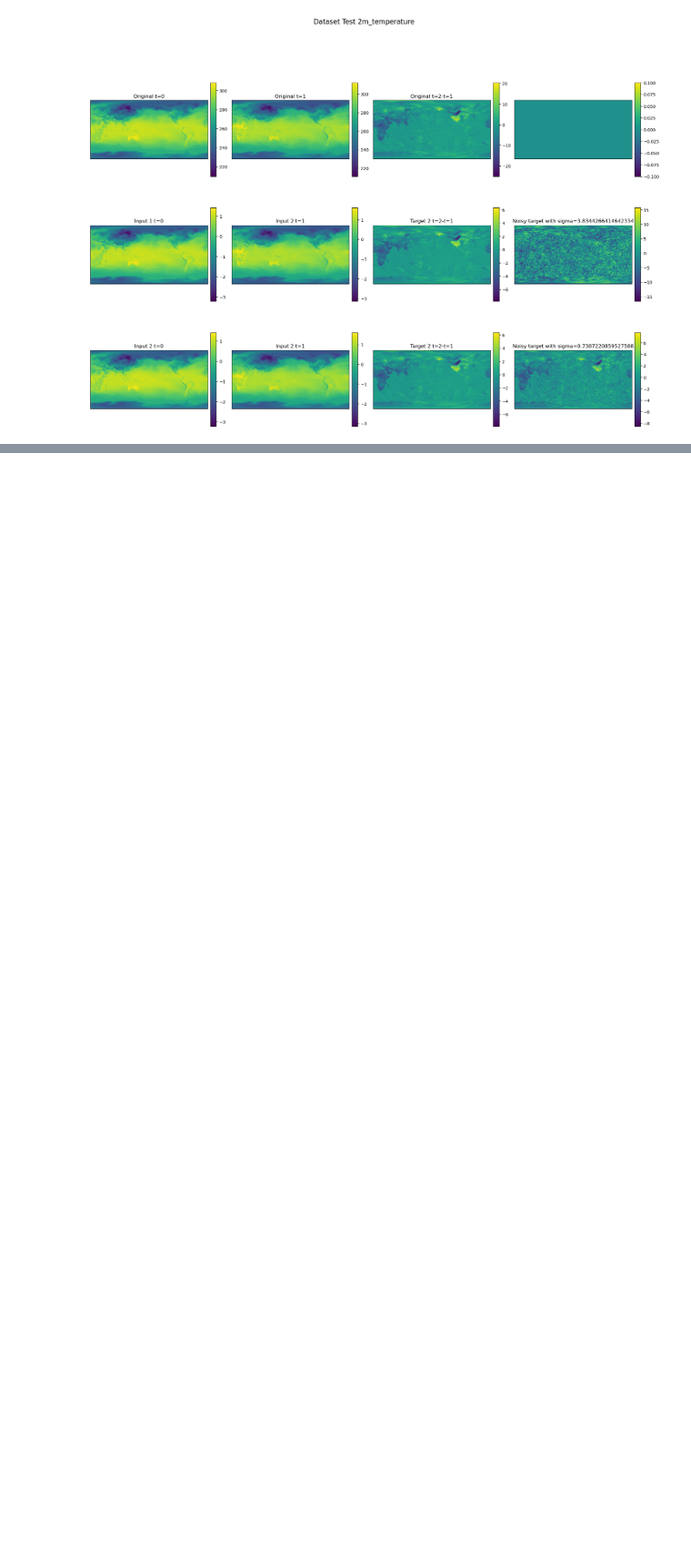
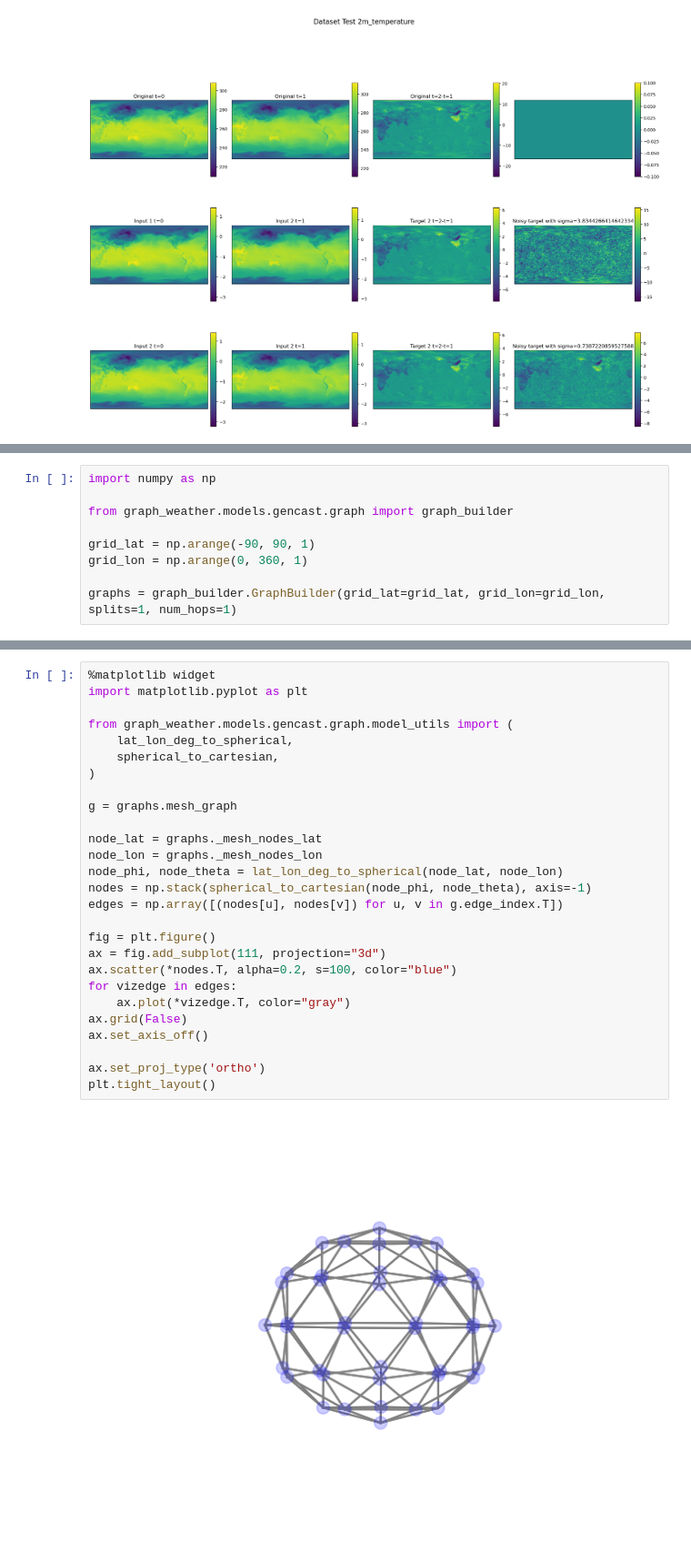
Before and after one commit to openclimatefix/graph_weather, a Jupyter notebook: train/gencast_demo.ipynb, the cells around one changed output, grey strips where cells are left out. Shown at 91% size. Saved outputs shown, nothing was run; the diff lists cells and outputs as text; blank space fills up the shorter version.

Commit message:
Add graph builder

```diff
--- a/train/gencast_demo.ipynb
+++ b/train/gencast_demo.ipynb
@@ -180,0 +187,9 @@ for i in range(12):
+# %%
+import numpy as np
+
+from graph_weather.models.gencast.graph import graph_builder
+
+grid_lat = np.arange(-90, 90, 1)
+grid_lon = np.arange(0, 360, 1)
+
+graphs = graph_builder.GraphBuilder(grid_lat=grid_lat, grid_lon=grid_lon, splits=1, num_hops=1)
@@ -180,0 +208,29 @@ for i in range(12):
+# %%
+%matplotlib widget
+import matplotlib.pyplot as plt
+
+from graph_weather.models.gencast.graph.model_utils import (
+    lat_lon_deg_to_spherical,
+    spherical_to_cartesian,
+)
+
+g = graphs.mesh_graph
+
+node_lat = graphs._mesh_nodes_lat
+node_lon = graphs._mesh_nodes_lon
+node_phi, node_theta = lat_lon_deg_to_spherical(node_lat, node_lon)
+nodes = np.stack(spherical_to_cartesian(node_phi, node_theta), axis=-1)
+edges = np.array([(nodes[u], nodes[v]) for u, v in g.edge_index.T])
+
+fig = plt.figure()
+ax = fig.add_subplot(111, projection="3d")
+ax.scatter(*nodes.T, alpha=0.2, s=100, color="blue")
+for vizedge in edges:
+    ax.plot(*vizedge.T, color="gray")
+ax.grid(False)
+ax.set_axis_off()
+
+ax.set_proj_type('ortho')
+plt.tight_layout()
+# %% [output]
+[figure, added]
```
Also changed, not shown: parts of 5 cells of this notebook, 6 other files.
